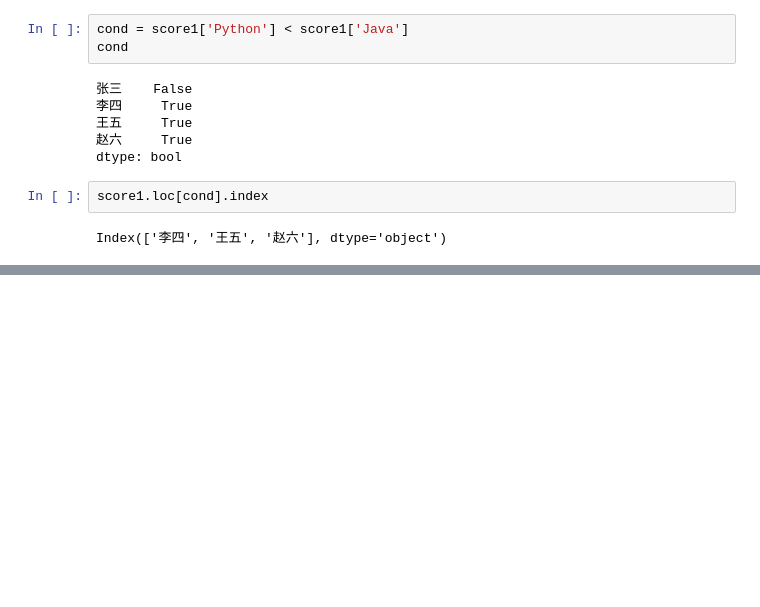
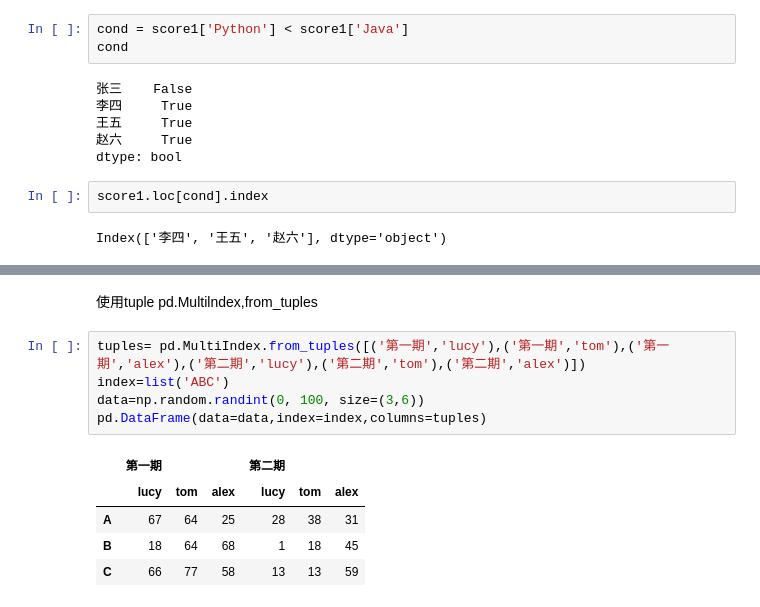
Before and after one commit to Leecoin49/StudyNote, a Jupyter notebook: LLM/AILLM_Luffy/1.Python/第20章Pandas/1.pandas核心数据类型.ipynb, the cells around one changed output, grey strips where cells are left out. Cells and saved outputs as stored; diff of their text form; blank space fills up the shorter version.

```diff
--- a/LLM/AILLM_Luffy/1.Python/第20章Pandas/1.pandas核心数据类型.ipynb
+++ b/LLM/AILLM_Luffy/1.Python/第20章Pandas/1.pandas核心数据类型.ipynb
@@ -1220,0 +1339,13 @@ Index(['李四', '王五', '赵六'], dtype='object')
+# %% [markdown]
+使用tuple pd.Multilndex,from_tuples
+# %%
+tuples= pd.MultiIndex.from_tuples([('第一期','lucy'),('第一期','tom'),('第一期','alex'),('第二期','lucy'),('第二期','tom'),('第二期','alex')])
+index=list('ABC')
+data=np.random.randint(0, 100, size=(3,6))
+pd.DataFrame(data=data,index=index,columns=tuples)
+# %% [output]
+|  | 第一期 |  |  | 第二期 |  |  |
+|  | lucy | tom | alex | lucy | tom | alex |
+| A | 67 | 64 | 25 | 28 | 38 | 31 |
+| B | 18 | 64 | 68 | 1 | 18 | 45 |
+| C | 66 | 77 | 58 | 13 | 13 | 59 |
```
Also changed, not shown: parts of 60 cells of this notebook.
